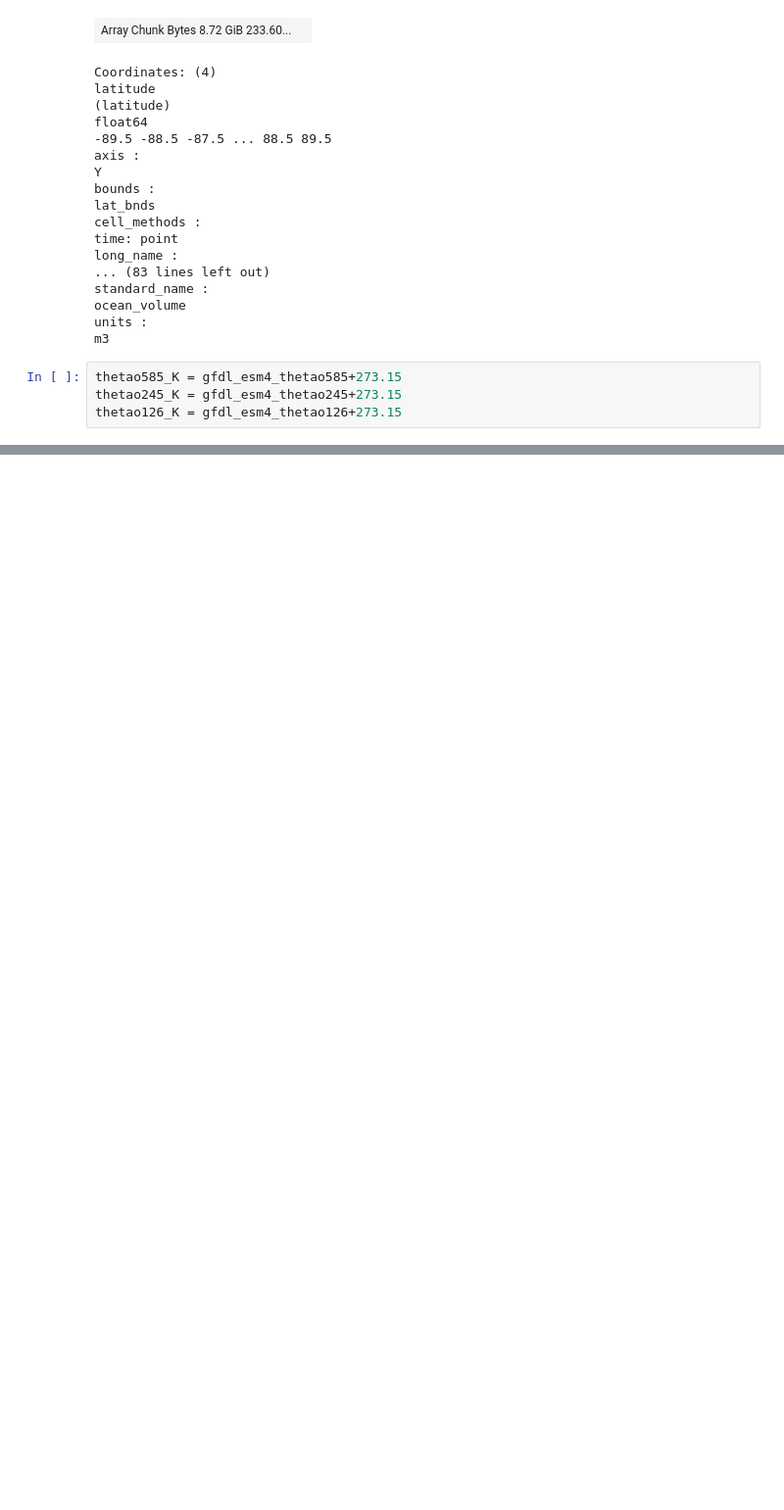
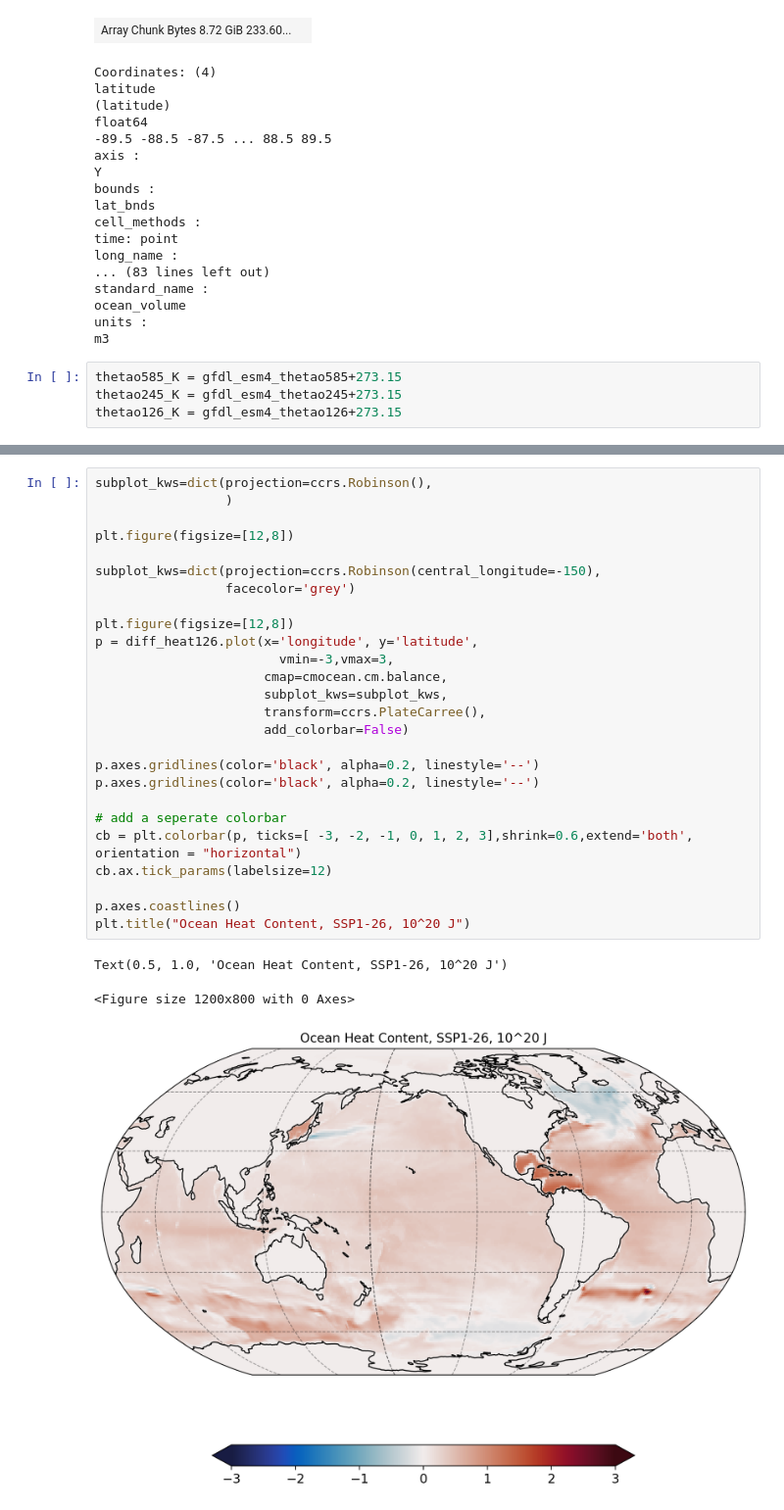
Before and after one commit to EES-3506-5506/Ellinger_final_project_G2, a Jupyter notebook: Ellinger_final.ipynb, the cells around one changed output, grey strips where cells are left out. Shown at 98% size. Cells and saved outputs as stored; diff of their text form; blank space fills up the shorter version.

```diff
--- a/Ellinger_final.ipynb
+++ b/Ellinger_final.ipynb
@@ -251,0 +287,30 @@ thetao126_K = gfdl_esm4_thetao126+273.15
+# %%
+subplot_kws=dict(projection=ccrs.Robinson(),
+                 )
+
+plt.figure(figsize=[12,8])
+
+subplot_kws=dict(projection=ccrs.Robinson(central_longitude=-150),
+                 facecolor='grey')
+
+plt.figure(figsize=[12,8])
+p = diff_heat126.plot(x='longitude', y='latitude',
+                        vmin=-3,vmax=3,
+                      cmap=cmocean.cm.balance,
+                      subplot_kws=subplot_kws,
+                      transform=ccrs.PlateCarree(),
+                      add_colorbar=False)
+
+p.axes.gridlines(color='black', alpha=0.2, linestyle='--')
+p.axes.gridlines(color='black', alpha=0.2, linestyle='--')
+
+# add a seperate colorbar
+cb = plt.colorbar(p, ticks=[ -3, -2, -1, 0, 1, 2, 3],shrink=0.6,extend='both', orientation = "horizontal")
+cb.ax.tick_params(labelsize=12)
+
+p.axes.coastlines()
+plt.title("Ocean Heat Content, SSP1-26, 10^20 J")
+# %% [output]
+Text(0.5, 1.0, 'Ocean Heat Content, SSP1-26, 10^20 J')
+<Figure size 1200x800 with 0 Axes>
+[figure, added]
```
Also changed, not shown: parts of 16 cells of this notebook.
